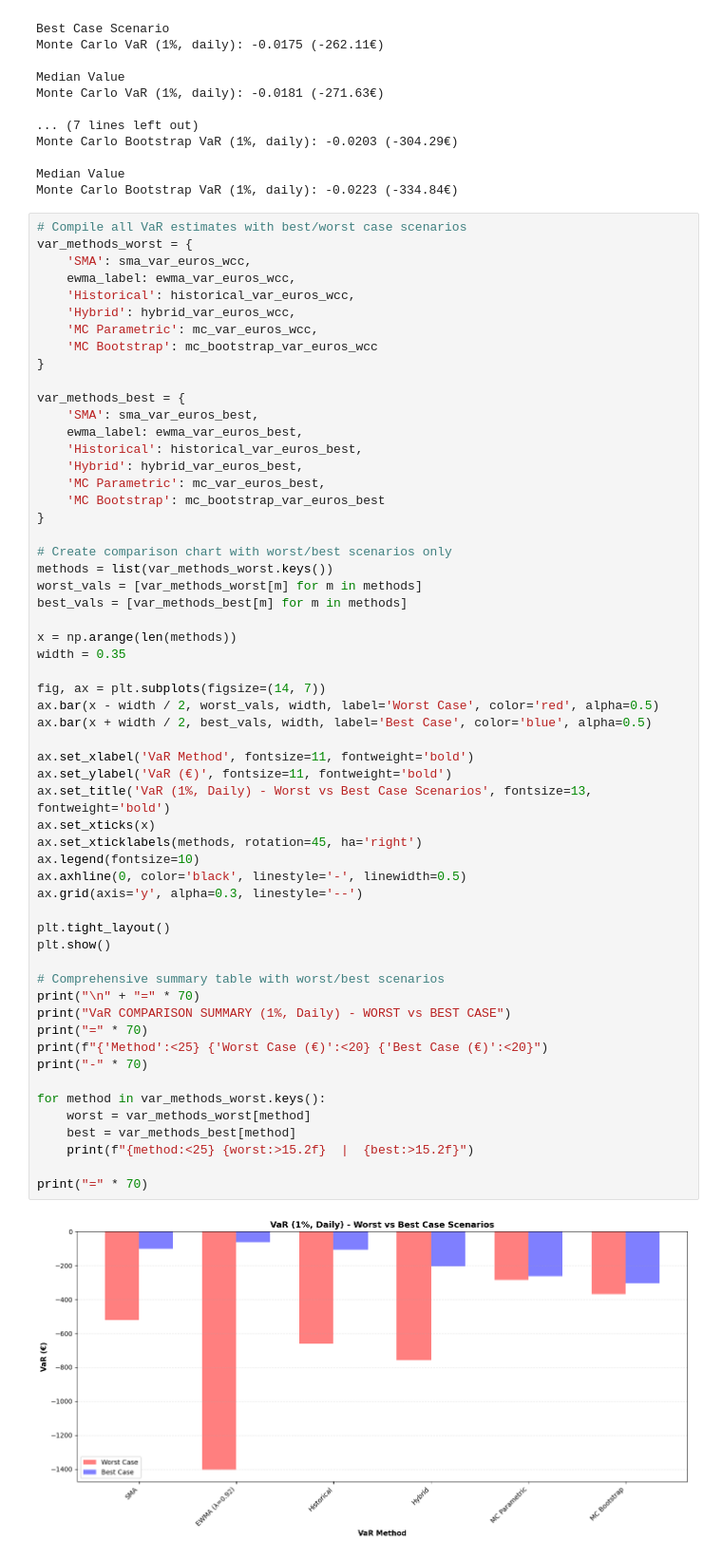
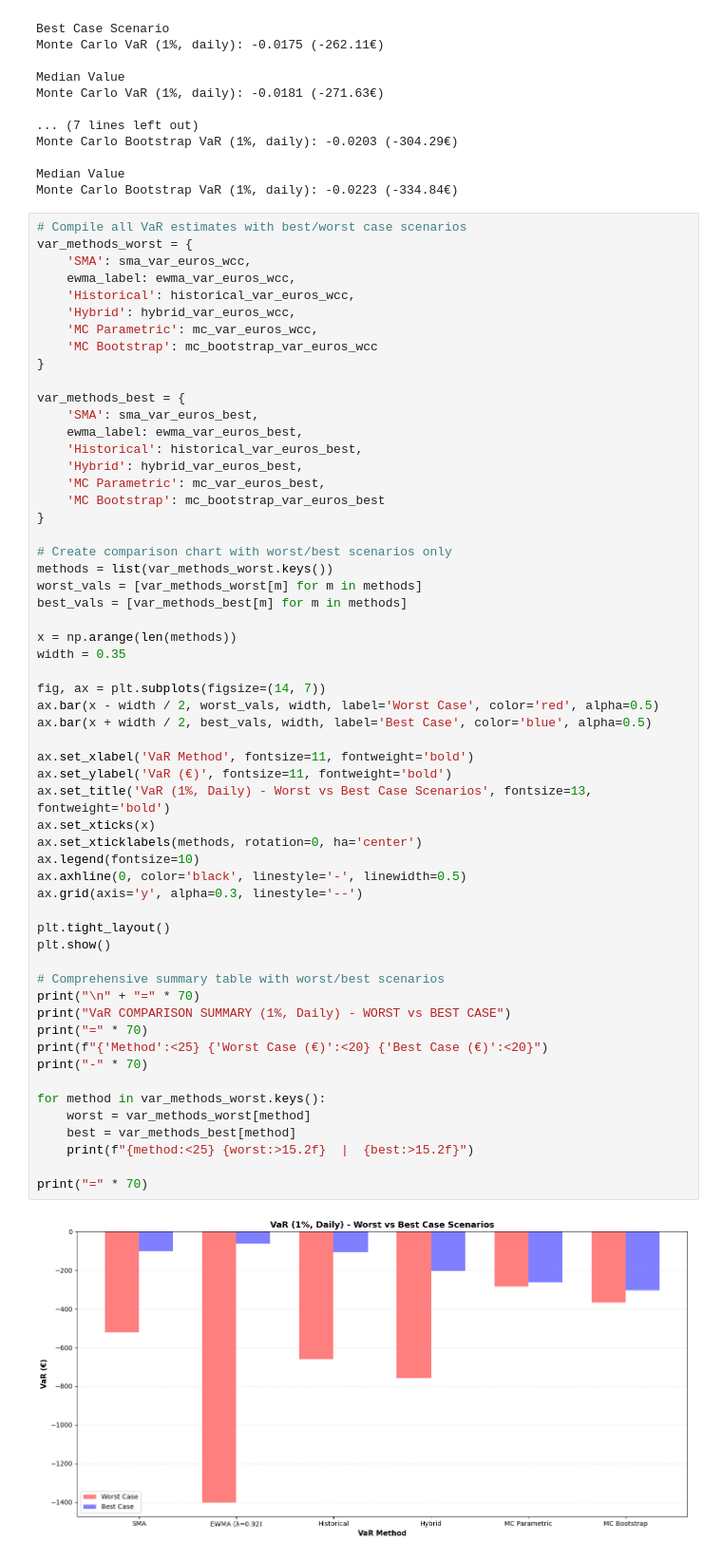
Before and after one commit to emschutt/QuantitativeFinance, a Jupyter notebook: RiskManagement/Project_3 - VaR/Var_v1.ipynb, the cells around one changed output. Shown at 95% size. Drawn from its saved outputs; the diff is of its cells as text.

```diff
--- a/RiskManagement/Project_3 - VaR/Var_v1.ipynb
+++ b/RiskManagement/Project_3 - VaR/Var_v1.ipynb
@@ -382,35 +382,35 @@ width = 0.35
 
 fig, ax = plt.subplots(figsize=(14, 7))
 ax.bar(x - width / 2, worst_vals, width, label='Worst Case', color='red', alpha=0.5)
 ax.bar(x + width / 2, best_vals, width, label='Best Case', color='blue', alpha=0.5)
 
 ax.set_xlabel('VaR Method', fontsize=11, fontweight='bold')
 ax.set_ylabel('VaR (€)', fontsize=11, fontweight='bold')
 ax.set_title('VaR (1%, Daily) - Worst vs Best Case Scenarios', fontsize=13, fontweight='bold')
 ax.set_xticks(x)
-ax.set_xticklabels(methods, rotation=45, ha='right')
+ax.set_xticklabels(methods, rotation=0, ha='center')
 ax.legend(fontsize=10)
 ax.axhline(0, color='black', linestyle='-', linewidth=0.5)
 ax.grid(axis='y', alpha=0.3, linestyle='--')
 
 plt.tight_layout()
 plt.show()
 
 # Comprehensive summary table with worst/best scenarios
 print("\n" + "=" * 70)
 print("VaR COMPARISON SUMMARY (1%, Daily) - WORST vs BEST CASE")
 print("=" * 70)
 print(f"{'Method':<25} {'Worst Case (€)':<20} {'Best Case (€)':<20}")
 print("-" * 70)
 
 for method in var_methods_worst.keys():
     worst = var_methods_worst[method]
     best = var_methods_best[method]
     print(f"{method:<25} {worst:>15.2f}  |  {best:>15.2f}")
 
 print("=" * 70)
 # %% [output]
-[figure, old version]
+[figure, new version]
 ======================================================================
 VaR COMPARISON SUMMARY (1%, Daily) - WORST vs BEST CASE
 ======================================================================
```
Also changed, not shown: parts of 5 cells of this notebook.
